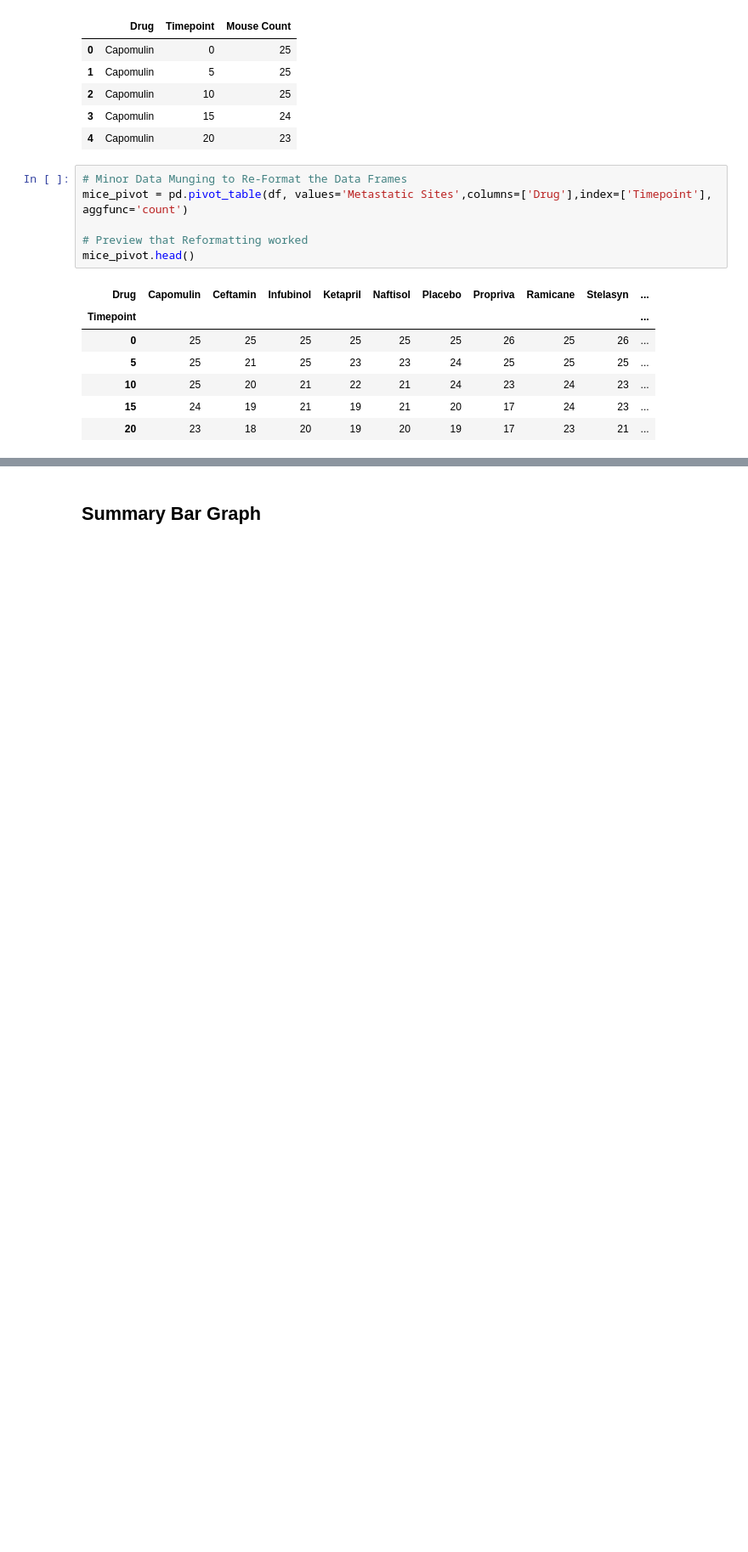
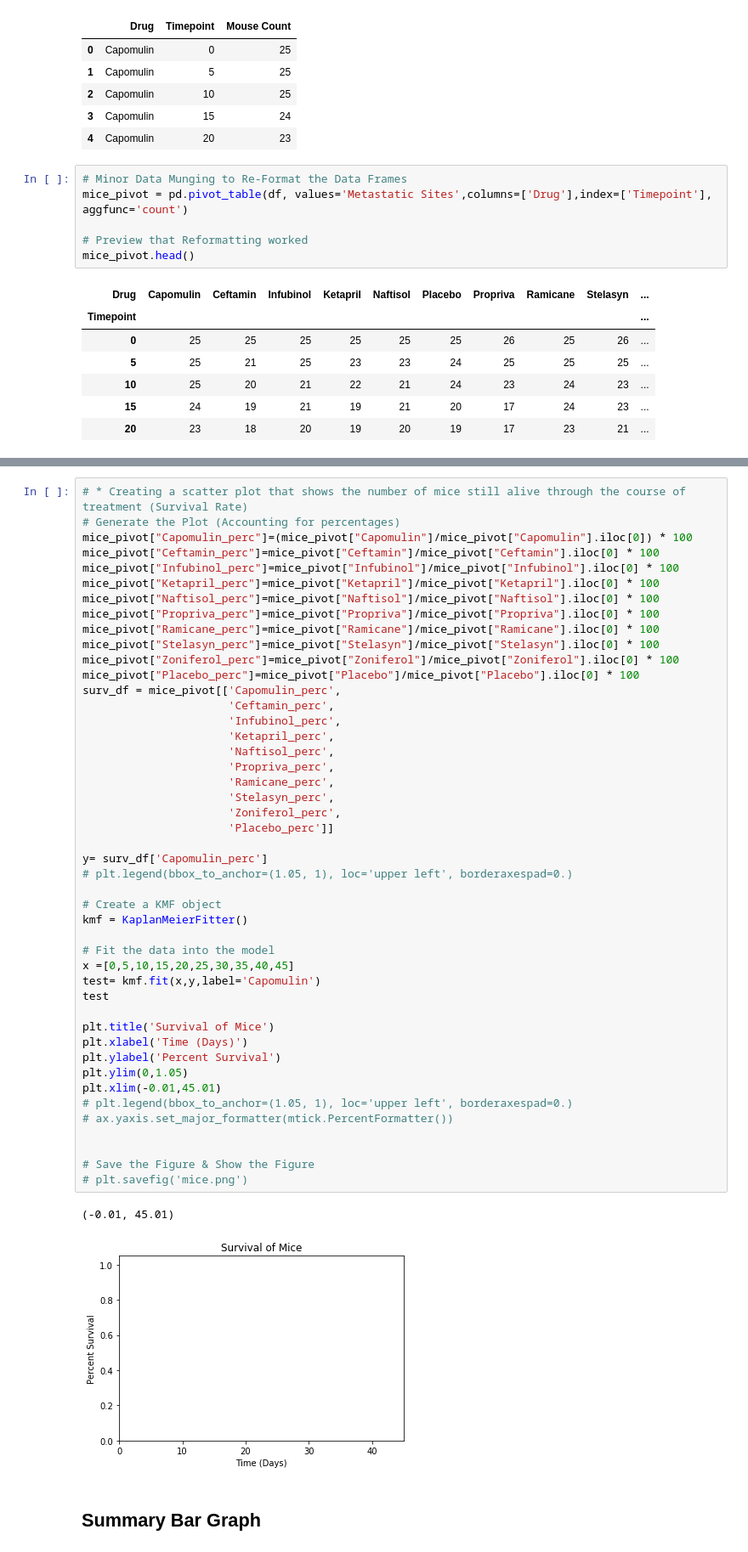
Before and after one commit to catherinegomes/matplotlib-challenge, a Jupyter notebook: Pymaceuticals/pymaceuticals_starter.ipynb, the cells around one changed output, grey strips where cells are left out. Shown at 85% size. Cells and saved outputs as stored; diff of their text form; blank space fills up the shorter version.

Commit message:
Summary Bar Graph completed

```diff
--- a/Pymaceuticals/pymaceuticals_starter.ipynb
+++ b/Pymaceuticals/pymaceuticals_starter.ipynb
@@ -255,3 +242,52 @@ plt.savefig('mice.png')
+# %%
+# * Creating a scatter plot that shows the number of mice still alive through the course of treatment (Survival Rate)
+# Generate the Plot (Accounting for percentages)
+mice_pivot["Capomulin_perc"]=(mice_pivot["Capomulin"]/mice_pivot["Capomulin"].iloc[0]) * 100
+mice_pivot["Ceftamin_perc"]=mice_pivot["Ceftamin"]/mice_pivot["Ceftamin"].iloc[0] * 100
+mice_pivot["Infubinol_perc"]=mice_pivot["Infubinol"]/mice_pivot["Infubinol"].iloc[0] * 100
+mice_pivot["Ketapril_perc"]=mice_pivot["Ketapril"]/mice_pivot["Ketapril"].iloc[0] * 100
+mice_pivot["Naftisol_perc"]=mice_pivot["Naftisol"]/mice_pivot["Naftisol"].iloc[0] * 100
+mice_pivot["Propriva_perc"]=mice_pivot["Propriva"]/mice_pivot["Propriva"].iloc[0] * 100
+mice_pivot["Ramicane_perc"]=mice_pivot["Ramicane"]/mice_pivot["Ramicane"].iloc[0] * 100
+mice_pivot["Stelasyn_perc"]=mice_pivot["Stelasyn"]/mice_pivot["Stelasyn"].iloc[0] * 100
+mice_pivot["Zoniferol_perc"]=mice_pivot["Zoniferol"]/mice_pivot["Zoniferol"].iloc[0] * 100
+mice_pivot["Placebo_perc"]=mice_pivot["Placebo"]/mice_pivot["Placebo"].iloc[0] * 100
+surv_df = mice_pivot[['Capomulin_perc',
+                      'Ceftamin_perc',
+                      'Infubinol_perc',
+                      'Ketapril_perc',
+                      'Naftisol_perc',
+                      'Propriva_perc',
+                      'Ramicane_perc',
+                      'Stelasyn_perc',
+                      'Zoniferol_perc',
+                      'Placebo_perc']]
+
+y= surv_df['Capomulin_perc']
+# plt.legend(bbox_to_anchor=(1.05, 1), loc='upper left', borderaxespad=0.)
+
+# Create a KMF object
+kmf = KaplanMeierFitter()
+
+# Fit the data into the model
+x =[0,5,10,15,20,25,30,35,40,45]
+test= kmf.fit(x,y,label='Capomulin')
+test
+
+plt.title('Survival of Mice')
+plt.xlabel('Time (Days)')
+plt.ylabel('Percent Survival')
+plt.ylim(0,1.05)
+plt.xlim(-0.01,45.01)
+# plt.legend(bbox_to_anchor=(1.05, 1), loc='upper left', borderaxespad=0.)
+# ax.yaxis.set_major_formatter(mtick.PercentFormatter())
+
+
+# Save the Figure & Show the Figure
+# plt.savefig('mice.png')
+# %% [output]
+(-0.01, 45.01)
+[figure, added]
 # %% [markdown]
 ## Summary Bar Graph
 # %%
```
Also changed, not shown: parts of 9 cells of this notebook, 2 other files.
